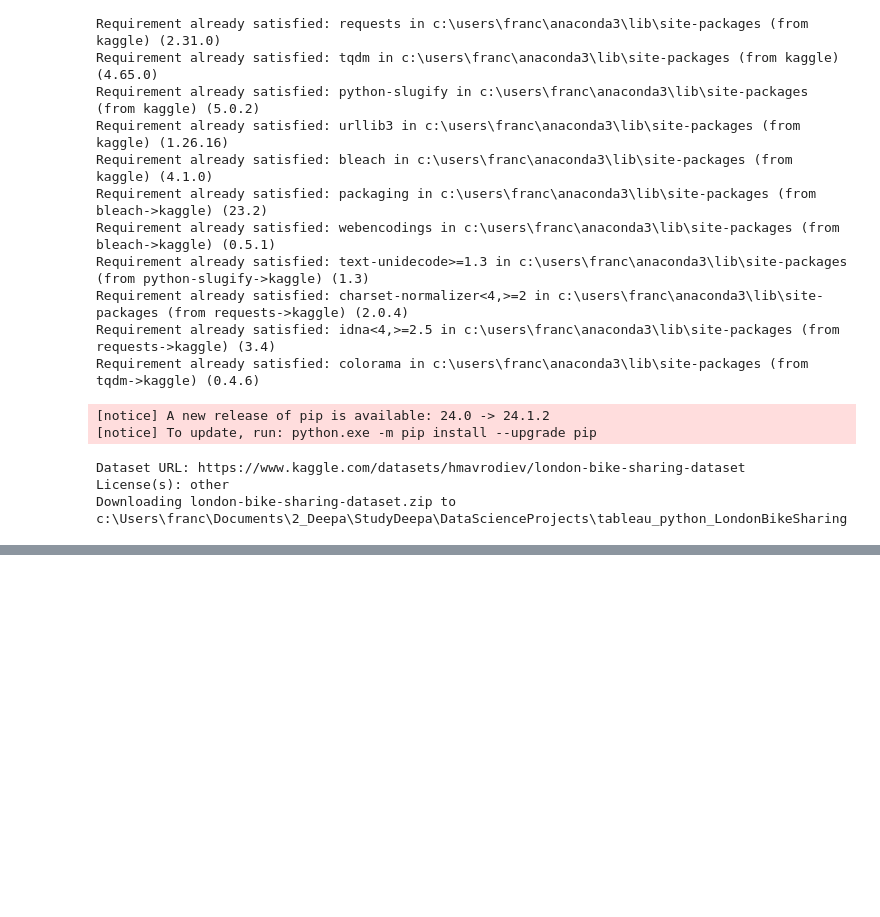
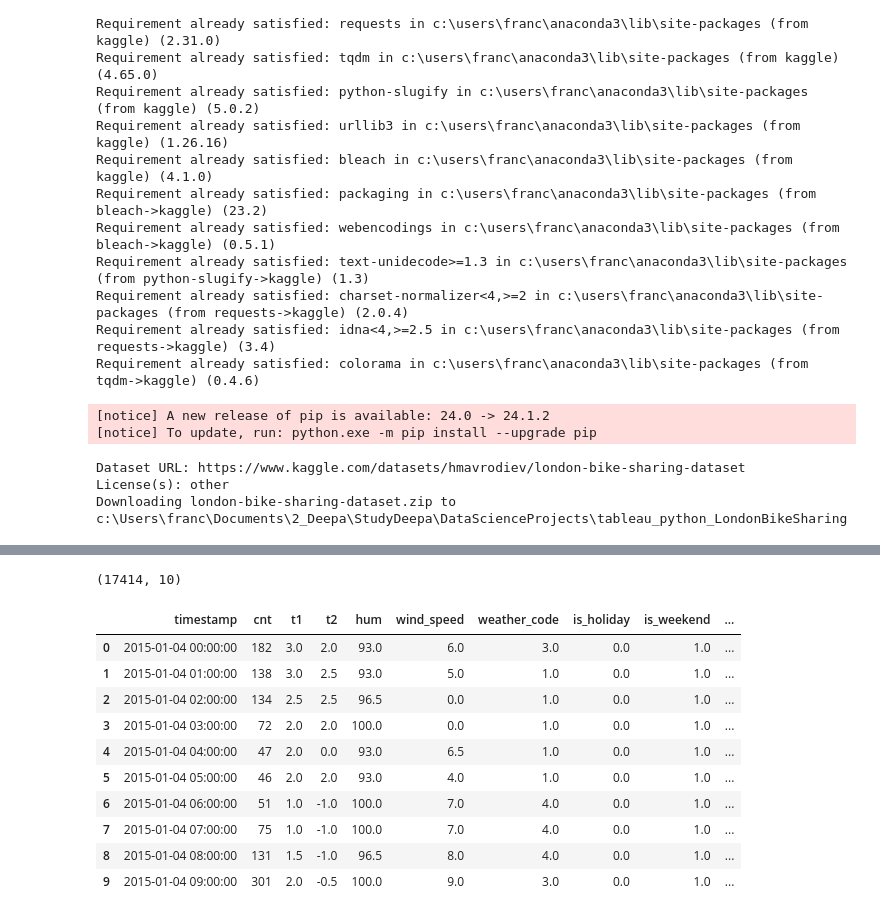
Before and after one commit to dfrancis-tech/london_bikes, a Jupyter notebook: london_bikes.ipynb, the cells around one changed output, grey strips where cells are left out. Cells and saved outputs as stored; diff of their text form; code cells hidden in the pictures; blank space fills up the shorter version.

```diff
--- a/london_bikes.ipynb
+++ b/london_bikes.ipynb
@@ -74,0 +101,19 @@ if os.path.exists(zip_path):
+# %%
+# check the shape of the dataset
+bikes.shape
+# %% [output]
+(17414, 10)
+# %%
+bikes.head(10)
+# %% [output]
+|  | timestamp | cnt | t1 | t2 | hum | wind_speed | weather_code | is_holiday | is_weekend | ... |
+| 0 | 2015-01-04 00:00:00 | 182 | 3.0 | 2.0 | 93.0 | 6.0 | 3.0 | 0.0 | 1.0 | ... |
+| 1 | 2015-01-04 01:00:00 | 138 | 3.0 | 2.5 | 93.0 | 5.0 | 1.0 | 0.0 | 1.0 | ... |
+| 2 | 2015-01-04 02:00:00 | 134 | 2.5 | 2.5 | 96.5 | 0.0 | 1.0 | 0.0 | 1.0 | ... |
+| 3 | 2015-01-04 03:00:00 | 72 | 2.0 | 2.0 | 100.0 | 0.0 | 1.0 | 0.0 | 1.0 | ... |
+| 4 | 2015-01-04 04:00:00 | 47 | 2.0 | 0.0 | 93.0 | 6.5 | 1.0 | 0.0 | 1.0 | ... |
+| 5 | 2015-01-04 05:00:00 | 46 | 2.0 | 2.0 | 93.0 | 4.0 | 1.0 | 0.0 | 1.0 | ... |
+| 6 | 2015-01-04 06:00:00 | 51 | 1.0 | -1.0 | 100.0 | 7.0 | 4.0 | 0.0 | 1.0 | ... |
+| 7 | 2015-01-04 07:00:00 | 75 | 1.0 | -1.0 | 100.0 | 7.0 | 4.0 | 0.0 | 1.0 | ... |
+| 8 | 2015-01-04 08:00:00 | 131 | 1.5 | -1.0 | 96.5 | 8.0 | 4.0 | 0.0 | 1.0 | ... |
+| 9 | 2015-01-04 09:00:00 | 301 | 2.0 | -0.5 | 100.0 | 9.0 | 3.0 | 0.0 | 1.0 | ... |
```
Also changed, not shown: parts of 5 cells of this notebook.
